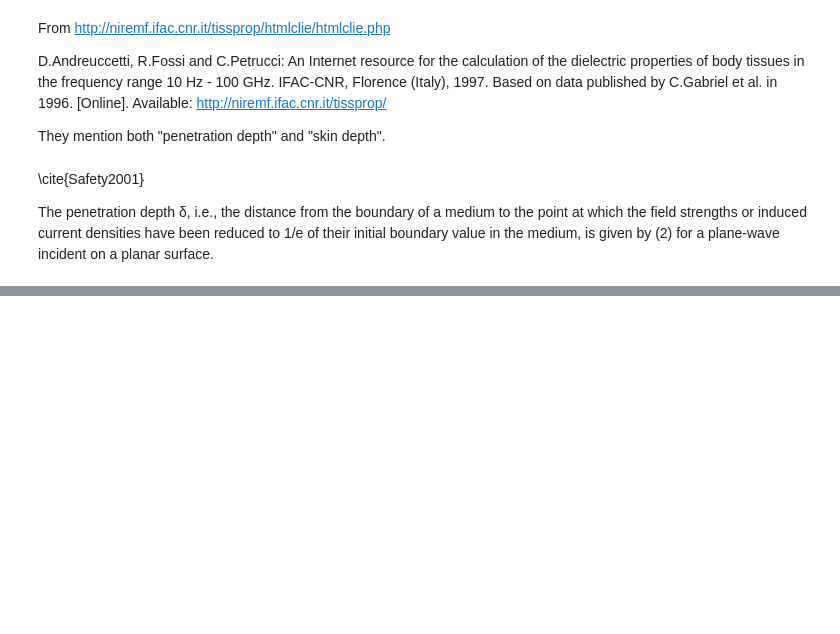
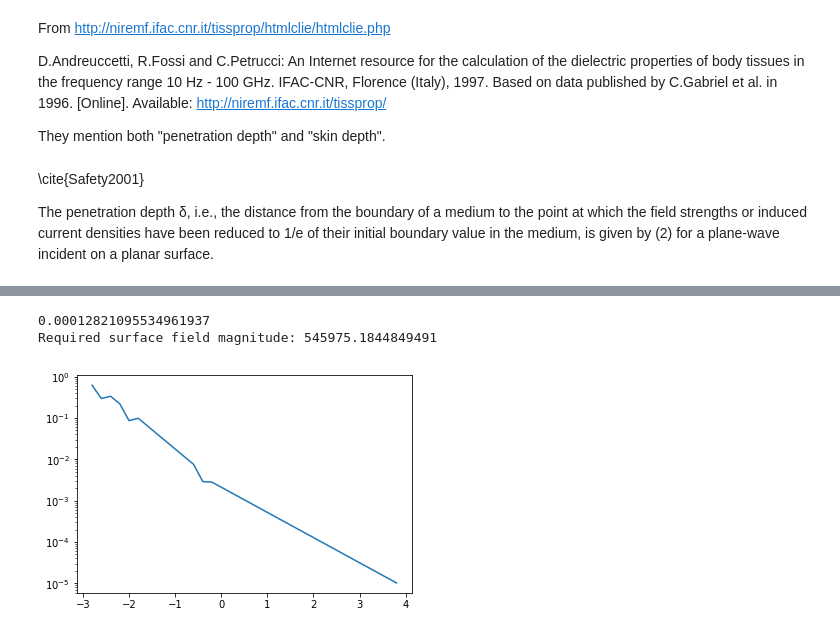
Before and after one commit to 0xDBFB7/covidinator, a Jupyter notebook: documents/pulse.ipynb, the cells around one changed output, grey strips where cells are left out. Drawn from its saved outputs; the diff is of its cells as text; code cells hidden in the pictures; blank space fills up the shorter version.

```diff
--- a/documents/pulse.ipynb
+++ b/documents/pulse.ipynb
@@ -396,0 +431,13 @@ Fuzzy-matched tissue SAT to SAT (Subcutaneous Fat)
+# %%
+
+center_frequency = 8e9
+
+tissue_dict = {}
+for i in np.unique(line):
+    i = int(i)
+    dielectric_constant, conductivity, penetration_depth = lookup_tissue_properties(i, center_frequency)
+
+    tissue_dict[str(i)] = [dielectric_constant, conductivity, penetration_depth]
+
+
+#penetration depth is infinite in air, so that value becomes infinity.
@@ -396,0 +452,44 @@ Fuzzy-matched tissue SAT to SAT (Subcutaneous Fat)
+# %%
+def refractive_index(dielectric_constant):
+    return sqrt(mu_0 / (dielectric_constant*epsilon_0))
+
+E = 1.0
+
+Es = []
+
+#Numerically determine transmission coefficients over the voxel line
+for idx, val in enumerate(line[:-1]):
+    dielectric_constant, conductivity, penetration_depth = tissue_dict[str(int(val))]
+    next_dielectric_constant, _, _ = tissue_dict[str(int(line[idx+1]))]
+
+    n_1 = refractive_index(dielectric_constant)
+    n_2 = refractive_index(next_dielectric_constant)
+
+
+    #Attenuation loss
+    attenuation_coefficient = electric_field_factor_at_depth(penetration_depth, line_spatial_resolution)
+    E *= attenuation_coefficient
+    #Reflection loss
+    transmission_coefficient = (2*n_1)/(n_1 + n_2)
+    E *= transmission_coefficient
+
+    Es.append(E)
+
+lung_start_point = np.argwhere(line==41)[0][0]
+desired_depth_in_lung=20e-3
+sample_index = lung_start_point + int(desired_depth_in_lung/line_spatial_resolution)
+print(Es[sample_index])
+
+print(f"Required surface field magnitude: {required_field/Es[sample_index]}")
+
+distance_points = np.arange(0, (len(line)-1)*line_spatial_resolution, line_spatial_resolution) - lung_start_point*line_spatial_resolution
+distance_points *= 100.0 #to cm for plotting
+
+idx = np.argwhere(np.array(Es) > 10**-5)
+
+plt.plot(distance_points[idx], np.array(Es)[idx])
+plt.yscale('log')
+# %% [output]
+0.00012821095534961937
+Required surface field magnitude: 545975.1844849491
+[figure, added]
```
Also changed, not shown: parts of 14 cells of this notebook, 1 other file.
